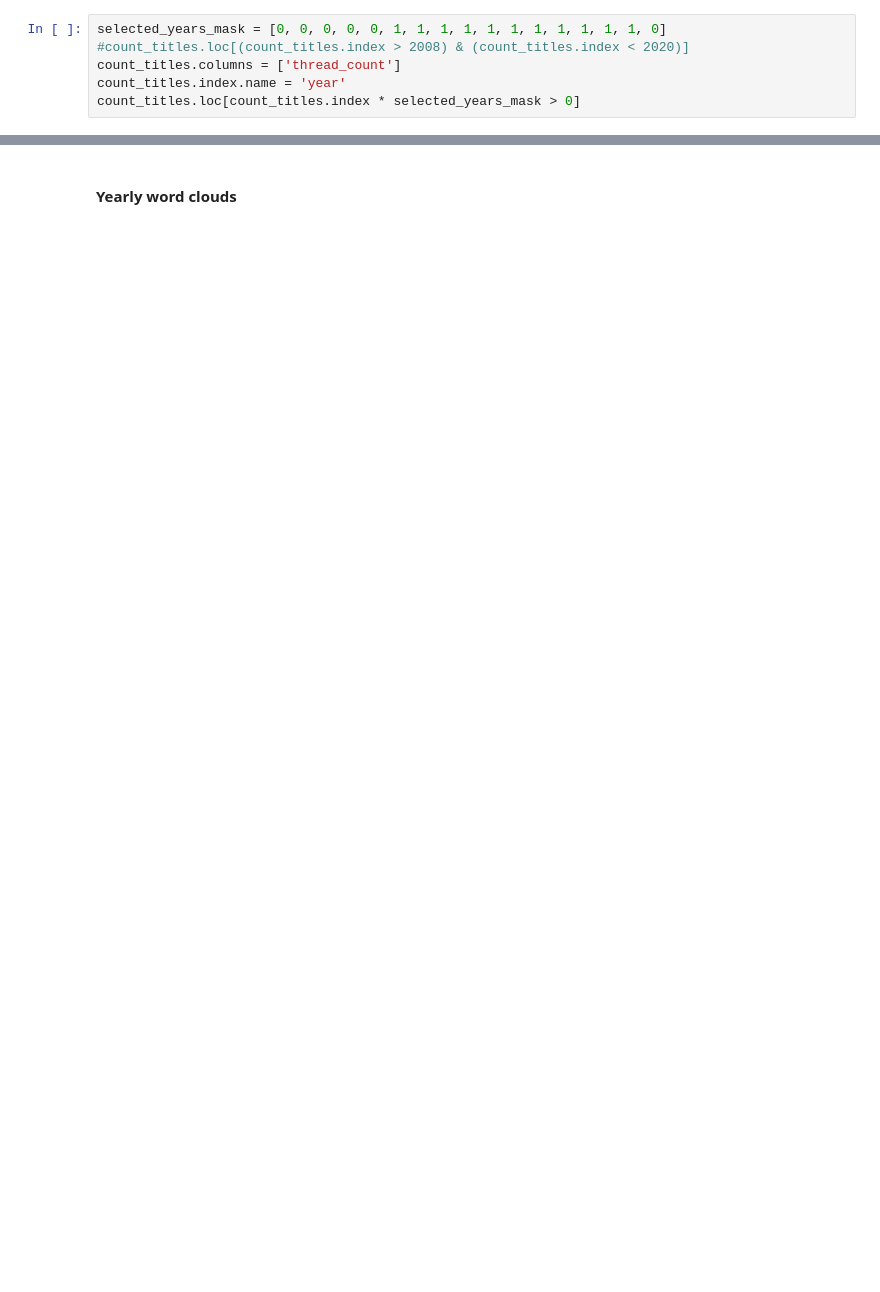
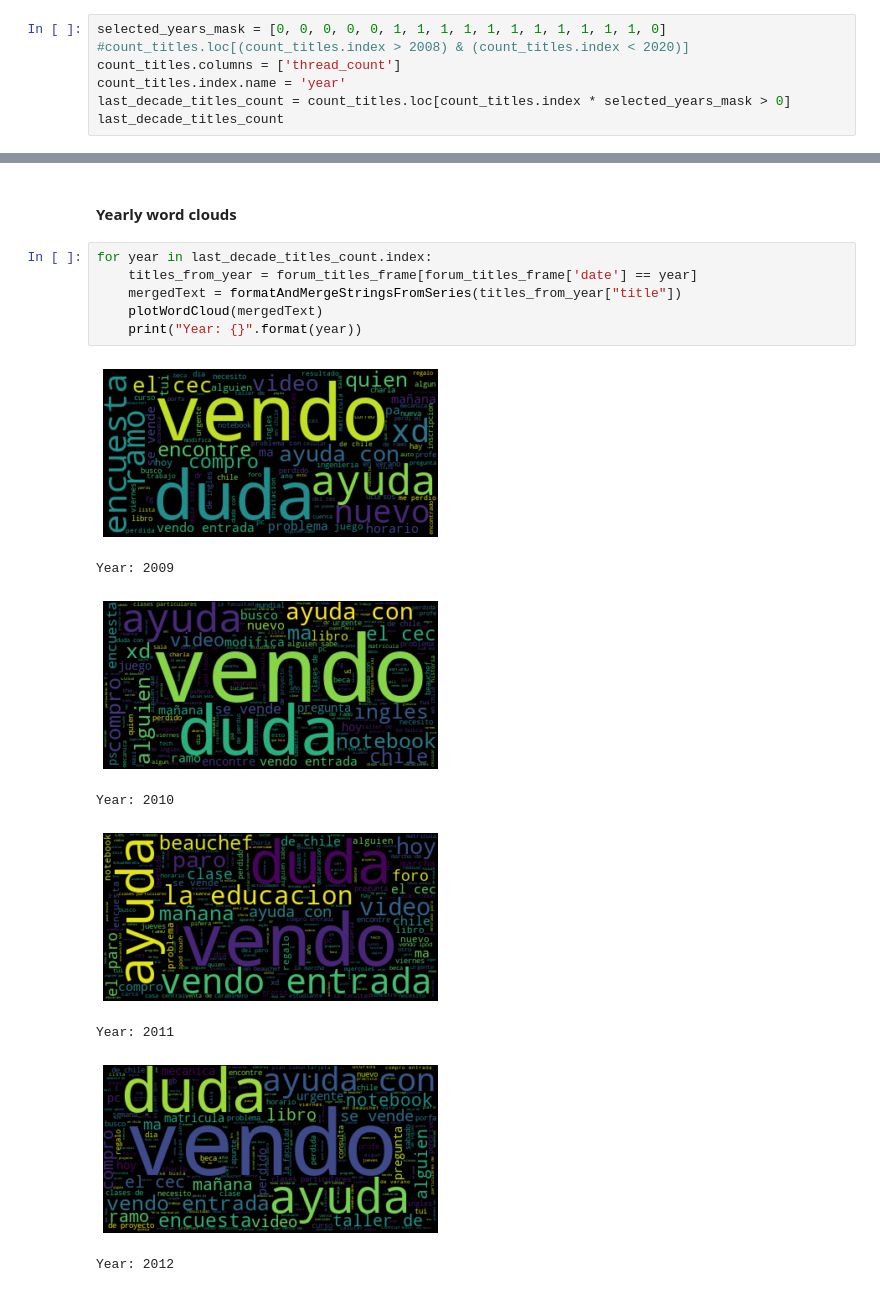
Before and after one commit to martinKindall/forum_analysis_wordclouds, a Jupyter notebook: Forum_analysis.ipynb, the cells around one changed output, grey strips where cells are left out. Cells and saved outputs as stored; diff of their text form; blank space fills up the shorter version.

```diff
--- a/Forum_analysis.ipynb
+++ b/Forum_analysis.ipynb
@@ -55,7 +55,8 @@ selected_years_mask = [0, 0, 0, 0, 0, 1, 1, 1, 1, 1, 1, 1, 1, 1, 1, 1, 0]
 #count_titles.loc[(count_titles.index > 2008) & (count_titles.index < 2020)]
 count_titles.columns = ['thread_count']
 count_titles.index.name = 'year'
-count_titles.loc[count_titles.index * selected_years_mask > 0]
+last_decade_titles_count = count_titles.loc[count_titles.index * selected_years_mask > 0]
+last_decade_titles_count
 # %% [output]
 |  | thread_count |
 | year |  |
@@ -96,2 +93,17 @@ plt.show()
 # %% [markdown]
 #### Yearly word clouds
+# %%
+for year in last_decade_titles_count.index:
+    titles_from_year = forum_titles_frame[forum_titles_frame['date'] == year]
+    mergedText = formatAndMergeStringsFromSeries(titles_from_year["title"])
+    plotWordCloud(mergedText)
+    print("Year: {}".format(year))
+# %% [output]
+[figure, added]
+Year: 2009
+[figure, added]
+Year: 2010
+[figure, added]
+Year: 2011
+[figure, added]
+Year: 2012
```
Also changed, not shown: parts of 9 cells of this notebook.
